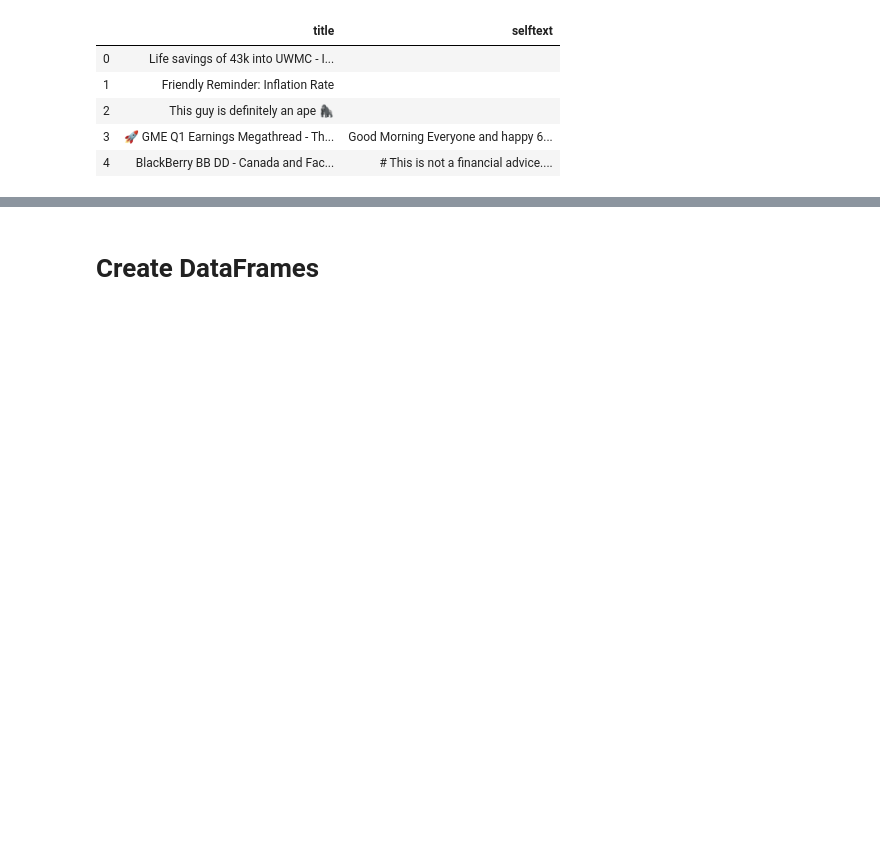
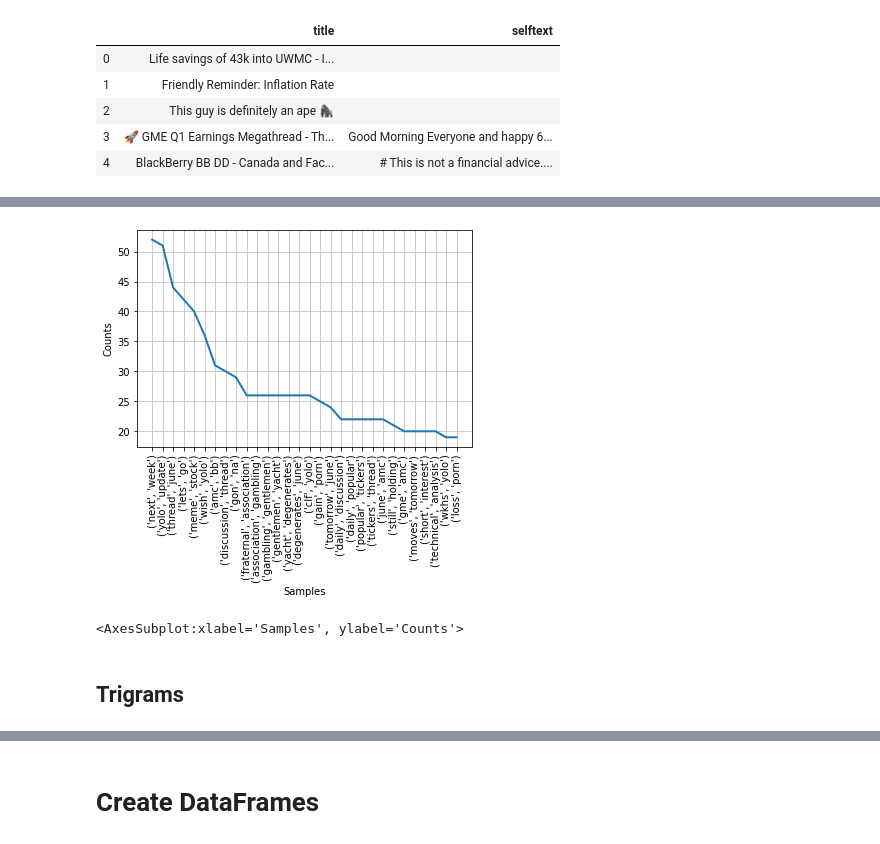
Before and after one commit to Vins1805/nlp-stock-market-trend-prediction-with-reddit-posts, a Jupyter notebook: testing.ipynb, the cells around one changed output, grey strips where cells are left out. Saved outputs shown, nothing was run; the diff lists cells and outputs as text; code cells hidden in the pictures; blank space fills up the shorter version.

```diff
--- a/testing.ipynb
+++ b/testing.ipynb
@@ -99,0 +134,7 @@ df.head(50).style
+# %%
+FreqDist(flatten(df.bigrams)).plot(30)
+# %% [output]
+[figure, added]
+<AxesSubplot:xlabel='Samples', ylabel='Counts'>
+# %% [markdown]
+## Trigrams
```
Also changed, not shown: parts of 10 cells of this notebook, 1 other file.
